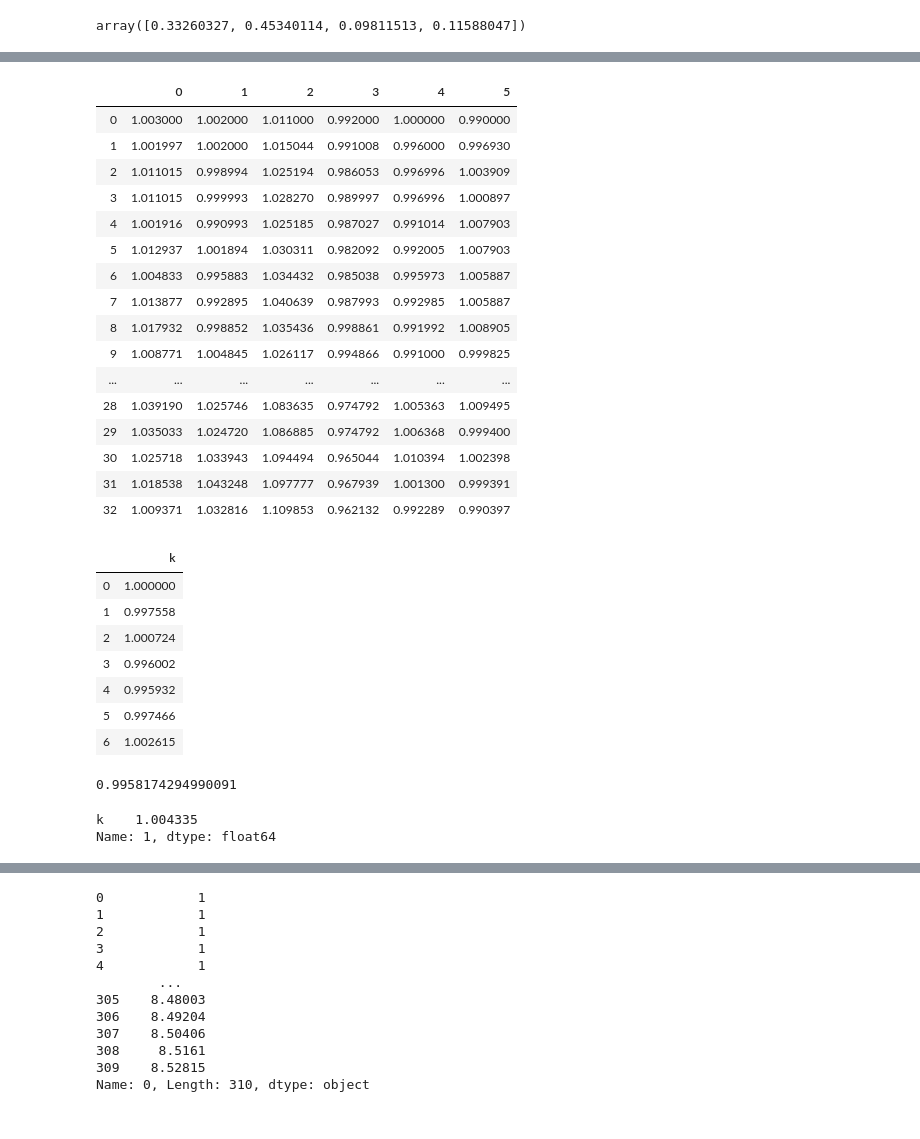
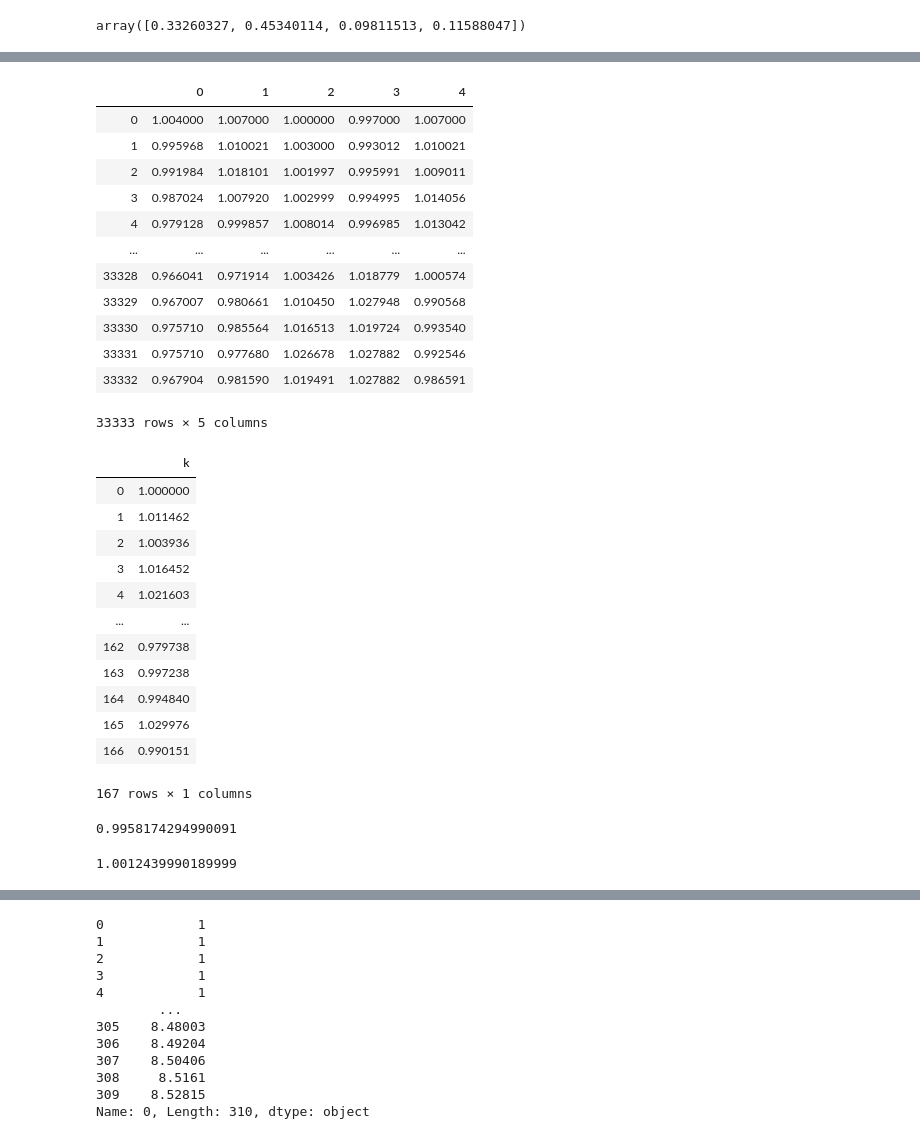
Before and after one commit to yunhacho/jupyterNotebook, a Jupyter notebook: 클래스 화 된 w 최적화.ipynb, the cells around one changed output, grey strips where cells are left out. Drawn from its saved outputs; the diff is of its cells as text; code cells hidden in the pictures.

```diff
--- a/클래스 화 된 w 최적화.ipynb
+++ b/클래스 화 된 w 최적화.ipynb
@@ -112,5 +112,4 @@ Optimization terminated successfully.    (Exit mode 0)
             Gradient evaluations: 7
 array([0.33260327, 0.45340114, 0.09811513, 0.11588047])
 # %%
-rebal = pd.DataFrame(([1+np.random.randint(-10,12)*0.001 for i in range(6)] for i in range(333)))
-rebal
+rebal = pd.DataFrame(([1+np.random.randint(-10,11)*0.001 for i in range(5)] for i in range(33333)))
@@ -131,69 +156,61 @@ rebal
 # %%
 fr = 60
 scalar = pd.DataFrame(index=range(0,rebal.shape[0]//fr+1))
 scalar['k'] = 1
 
 cumprod_DF = copy.deepcopy(rebal)
 
 for i in range((rebal.shape[0]//fr)):#fr = 4 , range(0,2)
-    for j in range(i*fr, (i+1)*fr):
-    #    print(rebal.iloc[j:j+1].cumprod(), '********')
-        cumprod_DF.append(rebal.iloc[i*fr :(i+1)*fr])
     cumprod_DF.iloc[i*fr:(i+1)*fr] = rebal.iloc[i*fr :(i+1)*fr].cumprod()
     if i != 0:
-        #scalar['k'].iloc[i*fr:(i+1)*fr] = cumprod_DF.iloc[(i)*fr-1].sum()/cumprod_DF.shape[1]#이것도 실제로는 동일비중이 아니라, 특정 w벡터로 나눠줘야함.
+        #이것도 실제로는 동일비중이 아니라, 특정 w벡터로 나눠줘야함.
         scalar['k'].iloc[i] = cumprod_DF.iloc[i*fr - 1].sum()/cumprod_DF.shape[1]
-    #    print(i*fr, (i+1)*fr)
-    #print('--------')
-    #df.cumprod()[-1:].sum(axis=1)
-    #print(df, 'asdfadfasdf')
 
 if rebal.shape[0]%fr != 0:
-    #print(rebal.iloc[-(rebal.shape[0]%fr):])
     mok = rebal.shape[0]//fr
     scalar['k'].iloc[-1 ] = cumprod_DF.iloc[(mok)*fr -1 ].sum()/cumprod_DF.shape[1]
+    cumprod_DF.iloc[mok*fr : ] = rebal.iloc[mok*fr:].cumprod()
 
-
-cumprod_DF.head(33)
+cumprod_DF#.head(33)
 # %% [output]
-|  | 0 | 1 | 2 | 3 | 4 | 5 |
-| 0 | 1.003000 | 1.002000 | 1.011000 | 0.992000 | 1.000000 | 0.990000 |
-| 1 | 1.001997 | 1.002000 | 1.015044 | 0.991008 | 0.996000 | 0.996930 |
-| 2 | 1.011015 | 0.998994 | 1.025194 | 0.986053 | 0.996996 | 1.003909 |
-| 3 | 1.011015 | 0.999993 | 1.028270 | 0.989997 | 0.996996 | 1.000897 |
-| 4 | 1.001916 | 0.990993 | 1.025185 | 0.987027 | 0.991014 | 1.007903 |
-| 5 | 1.012937 | 1.001894 | 1.030311 | 0.982092 | 0.992005 | 1.007903 |
-| 6 | 1.004833 | 0.995883 | 1.034432 | 0.985038 | 0.995973 | 1.005887 |
-| 7 | 1.013877 | 0.992895 | 1.040639 | 0.987993 | 0.992985 | 1.005887 |
-| 8 | 1.017932 | 0.998852 | 1.035436 | 0.998861 | 0.991992 | 1.008905 |
-| 9 | 1.008771 | 1.004845 | 1.026117 | 0.994866 | 0.991000 | 0.999825 |
-| ... | ... | ... | ... | ... | ... | ... |
-| 28 | 1.039190 | 1.025746 | 1.083635 | 0.974792 | 1.005363 | 1.009495 |
-| 29 | 1.035033 | 1.024720 | 1.086885 | 0.974792 | 1.006368 | 0.999400 |
-| 30 | 1.025718 | 1.033943 | 1.094494 | 0.965044 | 1.010394 | 1.002398 |
-| 31 | 1.018538 | 1.043248 | 1.097777 | 0.967939 | 1.001300 | 0.999391 |
-| 32 | 1.009371 | 1.032816 | 1.109853 | 0.962132 | 0.992289 | 0.990397 |
+|  | 0 | 1 | 2 | 3 | 4 |
+| 0 | 1.004000 | 1.007000 | 1.000000 | 0.997000 | 1.007000 |
+| 1 | 0.995968 | 1.010021 | 1.003000 | 0.993012 | 1.010021 |
+| 2 | 0.991984 | 1.018101 | 1.001997 | 0.995991 | 1.009011 |
+| 3 | 0.987024 | 1.007920 | 1.002999 | 0.994995 | 1.014056 |
+| 4 | 0.979128 | 0.999857 | 1.008014 | 0.996985 | 1.013042 |
+| ... | ... | ... | ... | ... | ... |
+| 33328 | 0.966041 | 0.971914 | 1.003426 | 1.018779 | 1.000574 |
+| 33329 | 0.967007 | 0.980661 | 1.010450 | 1.027948 | 0.990568 |
+| 33330 | 0.975710 | 0.985564 | 1.016513 | 1.019724 | 0.993540 |
+| 33331 | 0.975710 | 0.977680 | 1.026678 | 1.027882 | 0.992546 |
+| 33332 | 0.967904 | 0.981590 | 1.019491 | 1.027882 | 0.986591 |
+33333 rows × 5 columns
 # %%
-scalar
+scalar#.cumprod()
 # %% [output]
 |  | k |
 | 0 | 1.000000 |
-| 1 | 0.997558 |
-| 2 | 1.000724 |
-| 3 | 0.996002 |
-| 4 | 0.995932 |
-| 5 | 0.997466 |
-| 6 | 1.002615 |
+| 1 | 1.011462 |
+| 2 | 1.003936 |
+| 3 | 1.016452 |
+| 4 | 1.021603 |
+| ... | ... |
+| 162 | 0.979738 |
+| 163 | 0.997238 |
+| 164 | 0.994840 |
+| 165 | 1.029976 |
+| 166 | 0.990151 |
+167 rows × 1 columns
 # %%
 #scalar의 마지막 값.
 cumprod_DF.iloc[(mok)*fr -1 ].sum()/cumprod_DF.shape[1]
 # %% [output]
 0.9958174294990091
 # %%
-scalar.iloc[1]
+scalar.cumprod().iloc[1][0]
 # %% [output]
-k    1.004335
-Name: 1, dtype: float64
+1.0012439990189999
 # %%
 scalars = pd.DataFrame(index=range(0,rebal.shape[0]), columns=range(0,rebal.shape[1]))
 for i in range(rebal.shape[0]//fr):
```
Also changed, not shown: parts of 27 cells of this notebook.
